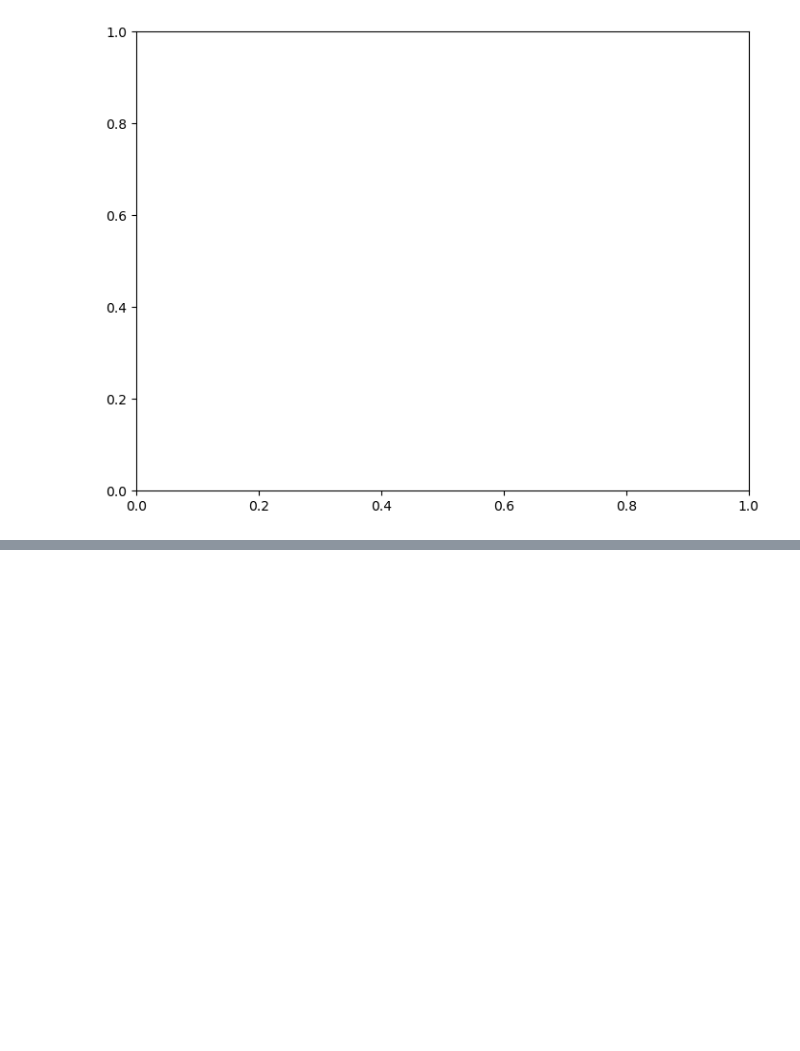
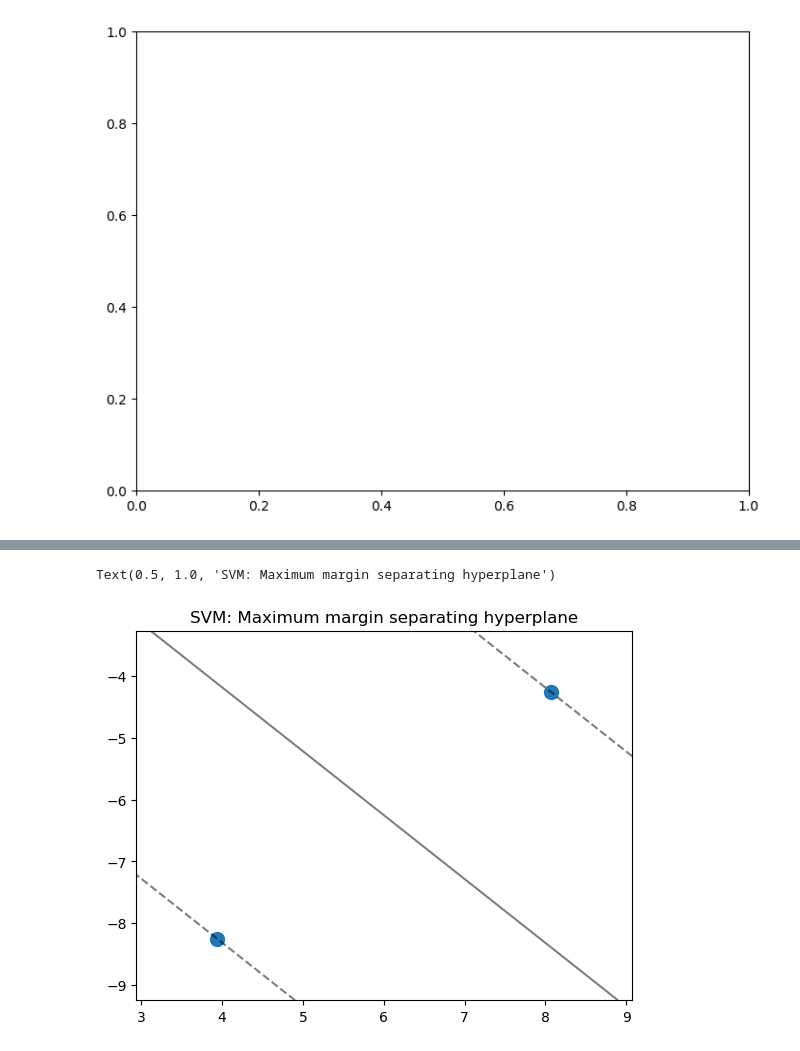
Before and after one commit to FARIDKH/learningaiml, a Jupyter notebook: SVM/Untitled2.ipynb, the cells around one changed output, grey strips where cells are left out. Cells and saved outputs as stored; diff of their text form; code cells hidden in the pictures; blank space fills up the shorter version.

```diff
--- a/SVM/Untitled2.ipynb
+++ b/SVM/Untitled2.ipynb
@@ -45,0 +56,24 @@ ax.set_yticks(())
+# %%
+
+
+ax = plt.gca()
+DecisionBoundaryDisplay.from_estimator(
+    clf,
+    X,
+    plot_method="contour",
+    colors="k",
+    levels=[-1, 0, 1],
+    alpha=0.5,
+    linestyles=["--", "-", "--"],
+    ax=ax,
+)
+ax.scatter(
+    clf.support_vectors_[:,0],
+    clf.support_vectors_[:,1],
+    s=100,
+    linewidth=1
+)
+ax.set_title("SVM: Maximum margin separating hyperplane")
+# %% [output]
+Text(0.5, 1.0, 'SVM: Maximum margin separating hyperplane')
+[figure, added]
```
Also changed, not shown: parts of 21 cells of this notebook.
